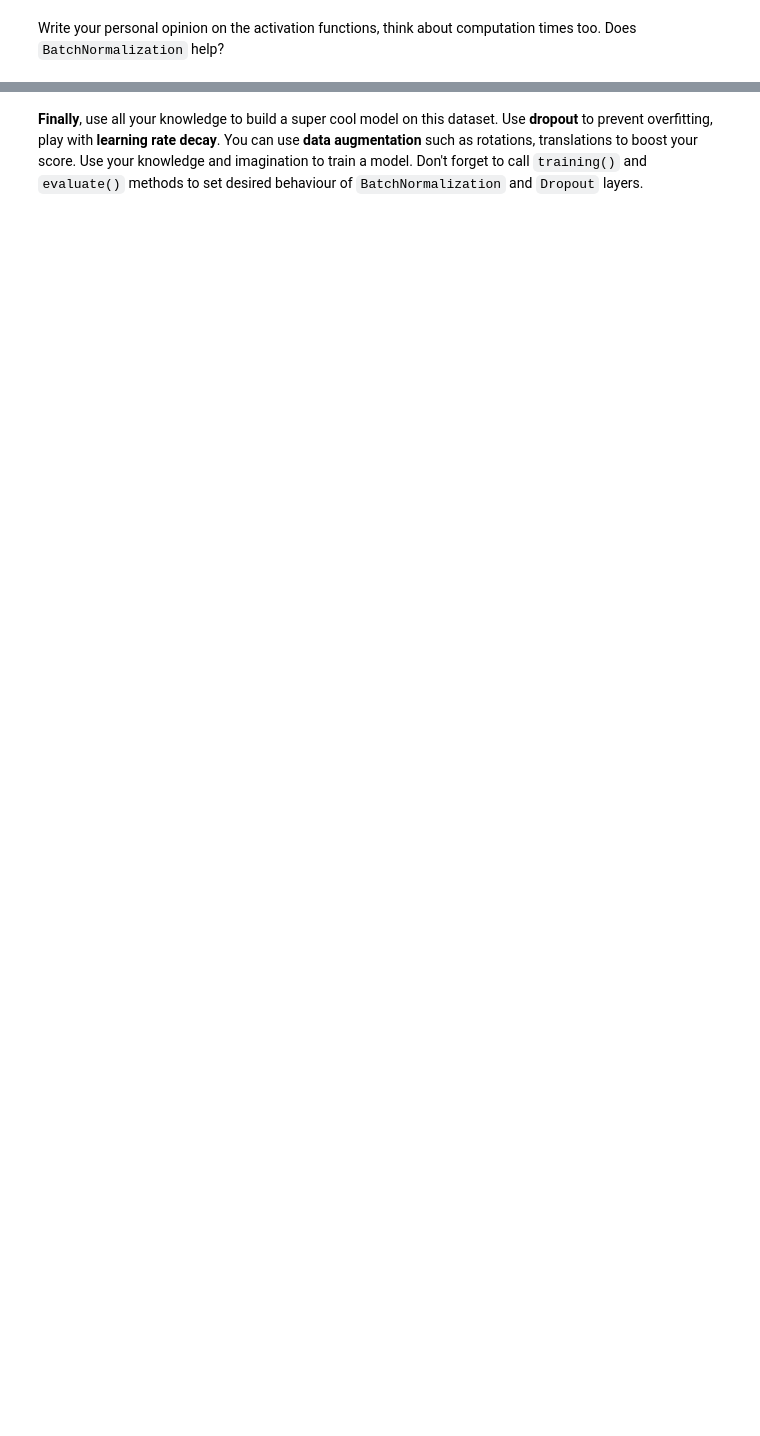
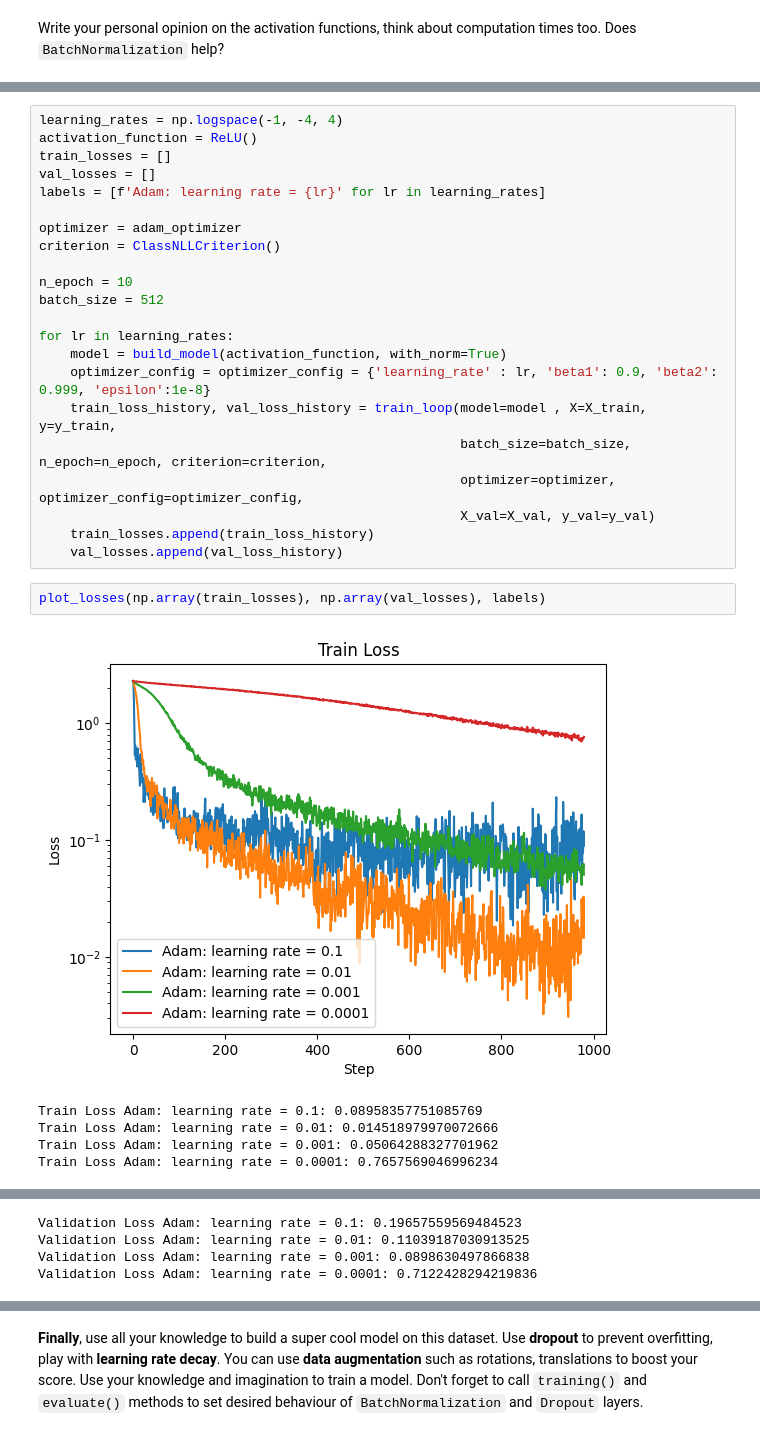
Before and after one commit to LizaAvsyannik/MADE_ML_2022, a Jupyter notebook: homeworks/assignment0_04_nn_from_scratch/main_notebook.ipynb, the cells around one changed output, grey strips where cells are left out. Saved outputs shown, nothing was run; the diff lists cells and outputs as text; blank space fills up the shorter version.

```diff
--- a/homeworks/assignment0_04_nn_from_scratch/main_notebook.ipynb
+++ b/homeworks/assignment0_04_nn_from_scratch/main_notebook.ipynb
@@ -178,0 +351,30 @@ Write your personal opinion on the activation functions, think about computation
+# %%
+learning_rates = np.logspace(-1, -4, 4)
+activation_function = ReLU()
+train_losses = []
+val_losses = []
+labels = [f'Adam: learning rate = {lr}' for lr in learning_rates]
+
+optimizer = adam_optimizer
+criterion = ClassNLLCriterion()
+
+n_epoch = 10
+batch_size = 512
+
+for lr in learning_rates:
+    model = build_model(activation_function, with_norm=True)
+    optimizer_config = optimizer_config = {'learning_rate' : lr, 'beta1': 0.9, 'beta2': 0.999, 'epsilon':1e-8}
+    train_loss_history, val_loss_history = train_loop(model=model , X=X_train, y=y_train,
+                                                      batch_size=batch_size, n_epoch=n_epoch, criterion=criterion,
+                                                      optimizer=optimizer, optimizer_config=optimizer_config,
+                                                      X_val=X_val, y_val=y_val)
+    train_losses.append(train_loss_history)
+    val_losses.append(val_loss_history)
+# %%
+plot_losses(np.array(train_losses), np.array(val_losses), labels)
+# %% [output]
+[figure, added]
+Train Loss Adam: learning rate = 0.1: 0.08958357751085769
+Train Loss Adam: learning rate = 0.01: 0.014518979970072666
+Train Loss Adam: learning rate = 0.001: 0.05064288327701962
+Train Loss Adam: learning rate = 0.0001: 0.7657569046996234
@@ -178,0 +382,4 @@ Write your personal opinion on the activation functions, think about computation
+Validation Loss Adam: learning rate = 0.1: 0.19657559569484523
+Validation Loss Adam: learning rate = 0.01: 0.11039187030913525
+Validation Loss Adam: learning rate = 0.001: 0.0898630497866838
+Validation Loss Adam: learning rate = 0.0001: 0.7122428294219836
```
Also changed, not shown: parts of 30 cells of this notebook.
